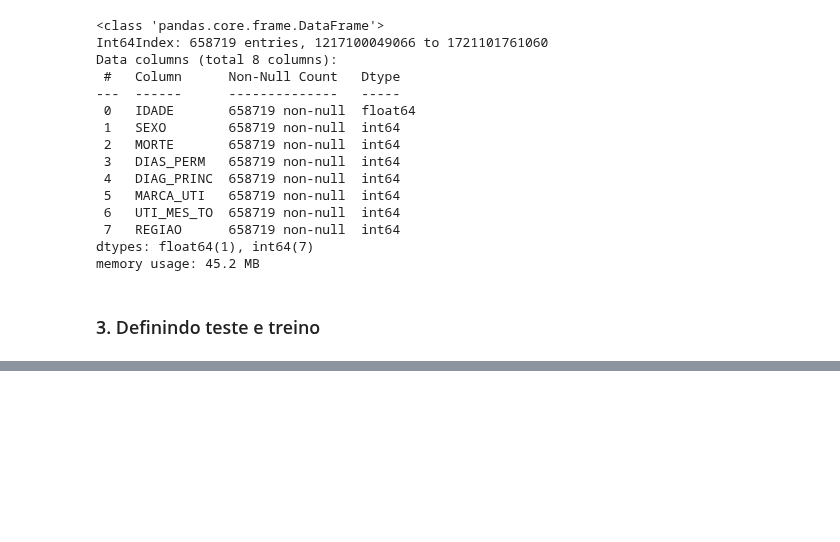
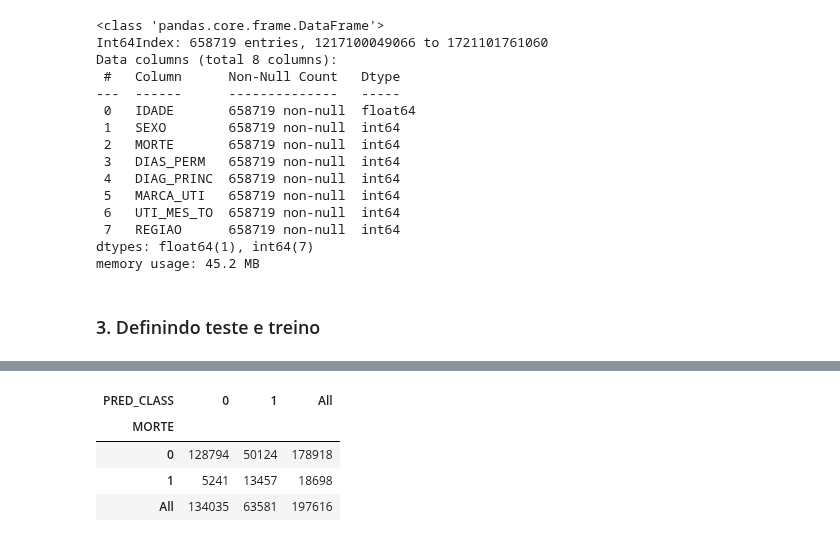
Before and after one commit to daniellybx/projeto_predicao_pneumonia, a Jupyter notebook: 03_analise_preditiva.ipynb, the cells around one changed output, grey strips where cells are left out. Cells and saved outputs as stored; diff of their text form; code cells hidden in the pictures; blank space fills up the shorter version.

```diff
--- a/03_analise_preditiva.ipynb
+++ b/03_analise_preditiva.ipynb
@@ -70,0 +139,12 @@ REGIAO         0.1220      0.011     11.203      0.000       0.101       0.143
+# %%
+#INCLUINDO RESULTADOS NO DATAFRAME
+test["PRED_CLASS"] = np.where(test["PRED"] >= 0.12679588195891706, 1, 0)
+# %%
+#MATRIZ DE CONFUSÃO
+pd.crosstab(test["MORTE"], test["PRED_CLASS"], margins=True)
+# %% [output]
+| PRED_CLASS | 0 | 1 | All |
+| MORTE |  |  |  |
+| 0 | 128794 | 50124 | 178918 |
+| 1 | 5241 | 13457 | 18698 |
+| All | 134035 | 63581 | 197616 |
```
Also changed, not shown: parts of 13 cells of this notebook.
